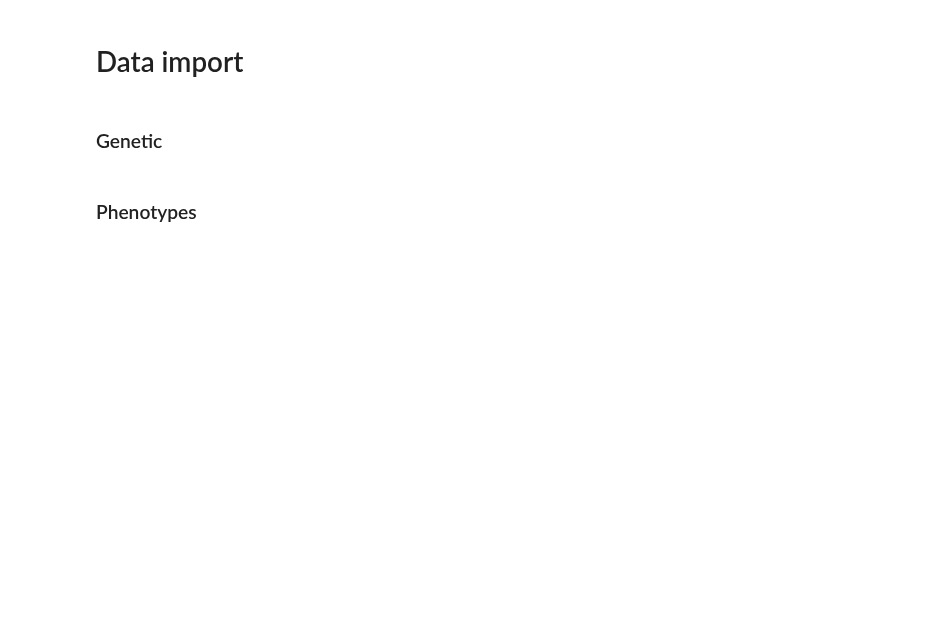
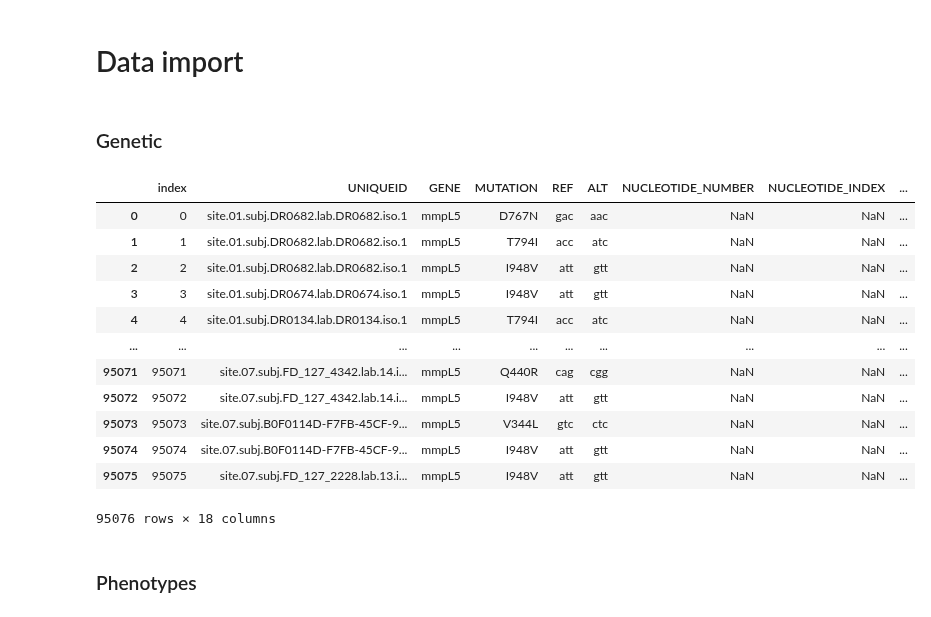
Before and after one commit to fowler-lab/tb-bdq-cat, a Jupyter notebook: Results_1.ipynb, the cells around one changed output. Saved outputs shown, nothing was run; the diff lists cells and outputs as text; code cells hidden in the pictures; blank space fills up the shorter version.

```diff
--- a/Results_1.ipynb
+++ b/Results_1.ipynb
@@ -43,6 +42,23 @@ The autoreload extension is already loaded. To reload it, use:
 # Data import
 # %% [markdown]
 ### Genetic
+# %%
+mutations = pd.read_csv('./data/MUTATIONS_BDQ.csv.gz').reset_index()
+mutations
+# %% [output]
+|  | index | UNIQUEID | GENE | MUTATION | REF | ALT | NUCLEOTIDE_NUMBER | NUCLEOTIDE_INDEX | ... |
+| 0 | 0 | site.01.subj.DR0682.lab.DR0682.iso.1 | mmpL5 | D767N | gac | aac | NaN | NaN | ... |
+| 1 | 1 | site.01.subj.DR0682.lab.DR0682.iso.1 | mmpL5 | T794I | acc | atc | NaN | NaN | ... |
+| 2 | 2 | site.01.subj.DR0682.lab.DR0682.iso.1 | mmpL5 | I948V | att | gtt | NaN | NaN | ... |
+| 3 | 3 | site.01.subj.DR0674.lab.DR0674.iso.1 | mmpL5 | I948V | att | gtt | NaN | NaN | ... |
+| 4 | 4 | site.01.subj.DR0134.lab.DR0134.iso.1 | mmpL5 | T794I | acc | atc | NaN | NaN | ... |
+| ... | ... | ... | ... | ... | ... | ... | ... | ... | ... |
+| 95071 | 95071 | site.07.subj.FD_127_4342.lab.14.i... | mmpL5 | Q440R | cag | cgg | NaN | NaN | ... |
+| 95072 | 95072 | site.07.subj.FD_127_4342.lab.14.i... | mmpL5 | I948V | att | gtt | NaN | NaN | ... |
+| 95073 | 95073 | site.07.subj.B0F0114D-F7FB-45CF-9... | mmpL5 | V344L | gtc | ctc | NaN | NaN | ... |
+| 95074 | 95074 | site.07.subj.B0F0114D-F7FB-45CF-9... | mmpL5 | I948V | att | gtt | NaN | NaN | ... |
+| 95075 | 95075 | site.07.subj.FD_127_2228.lab.13.i... | mmpL5 | I948V | att | gtt | NaN | NaN | ... |
+95076 rows × 18 columns
 # %%
 #read in the mutations tables, subsetted down to BDQ WHO-defined candidate genes
 mutations = pd.read_csv('./data/MUTATIONS_BDQ.csv.gz').reset_index()
```
Also changed, not shown: parts of 14 cells of this notebook.
